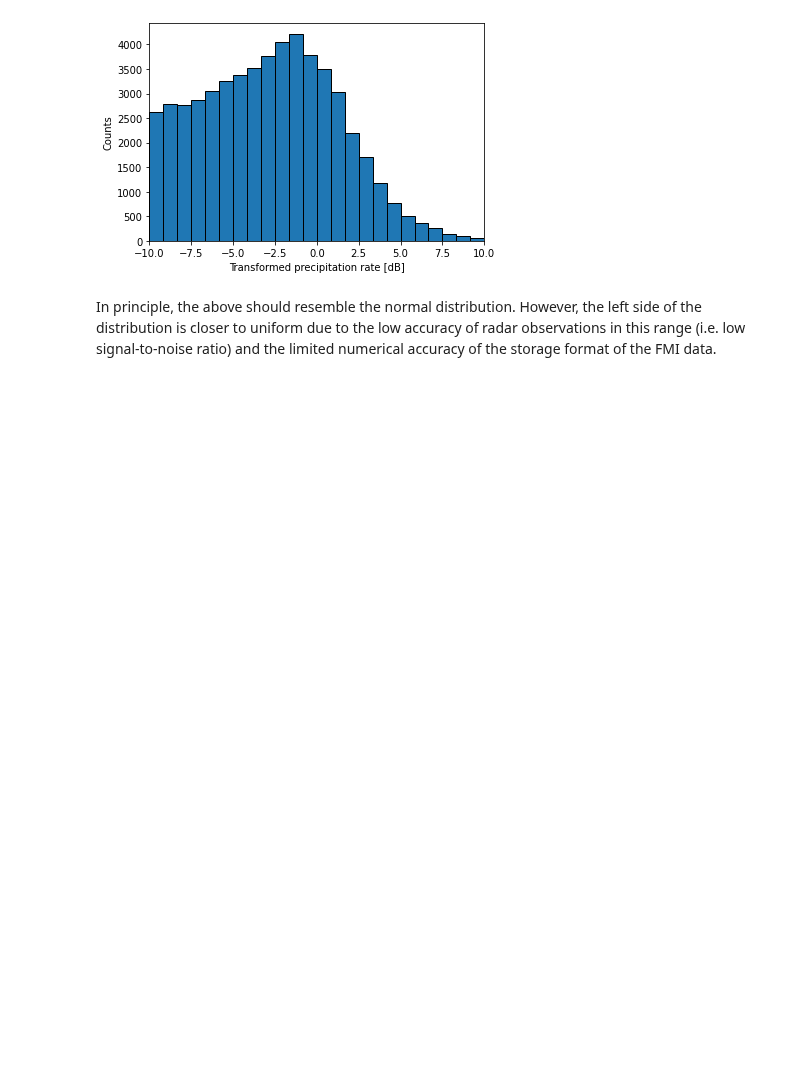
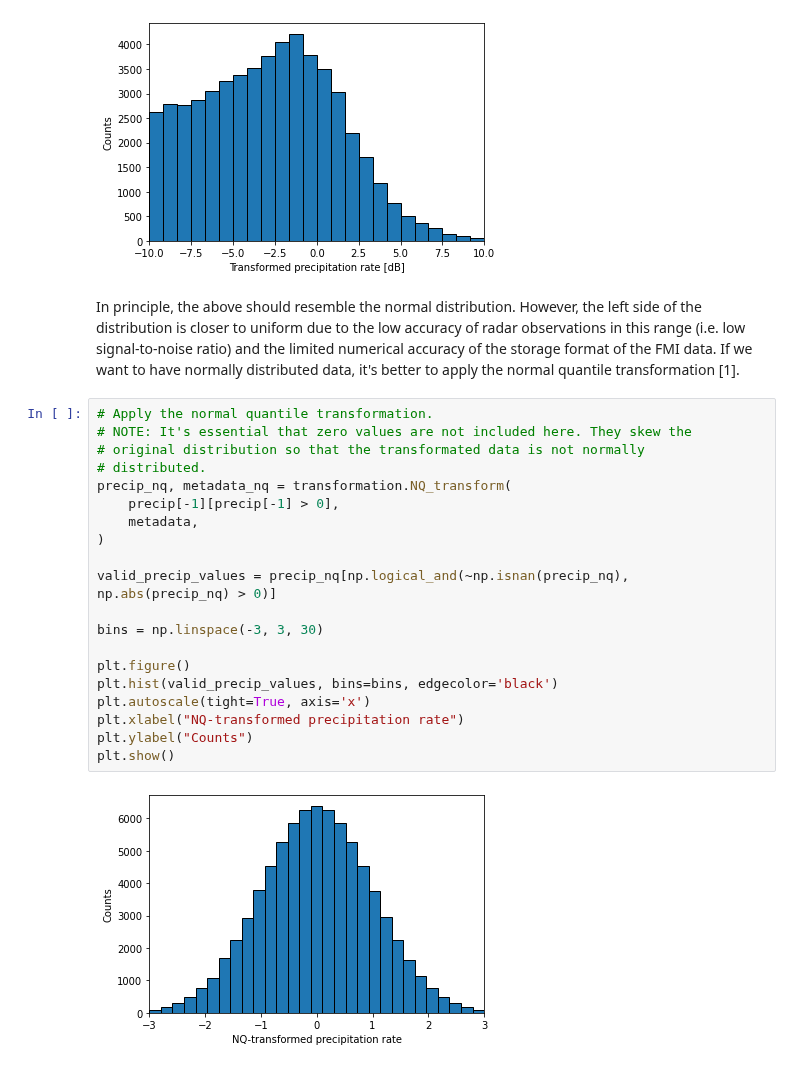
Before and after one commit to pySTEPS/ERAD-nowcasting-course-2022, a Jupyter notebook: hands-on-session-users/notebooks/block_02_input_data.ipynb, the cells around one changed output. Cells and saved outputs as stored; diff of their text form; blank space fills up the shorter version.

Commit message:
Add more examples of data processing

```diff
--- a/hands-on-session-users/notebooks/block_02_input_data.ipynb
+++ b/hands-on-session-users/notebooks/block_02_input_data.ipynb
@@ -246,4 +246,26 @@ plt.show()
 # %% [output]
 [figure]
 # %% [markdown]
-In principle, the above should resemble the normal distribution. However, the left side of the distribution is closer to uniform due to the low accuracy of radar observations in this range (i.e. low signal-to-noise ratio) and the limited numerical accuracy of the storage format of the FMI data.
+In principle, the above should resemble the normal distribution. However, the left side of the distribution is closer to uniform due to the low accuracy of radar observations in this range (i.e. low signal-to-noise ratio) and the limited numerical accuracy of the storage format of the FMI data. If we want to have normally distributed data, it's better to apply the normal quantile transformation [1].
+# %%
+# Apply the normal quantile transformation.
+# NOTE: It's essential that zero values are not included here. They skew the
+# original distribution so that the transformated data is not normally
+# distributed.
+precip_nq, metadata_nq = transformation.NQ_transform(
+    precip[-1][precip[-1] > 0],
+    metadata,
+)
+
+valid_precip_values = precip_nq[np.logical_and(~np.isnan(precip_nq), np.abs(precip_nq) > 0)]
+
+bins = np.linspace(-3, 3, 30)
+
+plt.figure()
+plt.hist(valid_precip_values, bins=bins, edgecolor='black')
+plt.autoscale(tight=True, axis='x')
+plt.xlabel("NQ-transformed precipitation rate")
+plt.ylabel("Counts")
+plt.show()
+# %% [output]
+[figure, added]
```
Also changed, not shown: parts of 8 cells of this notebook.
